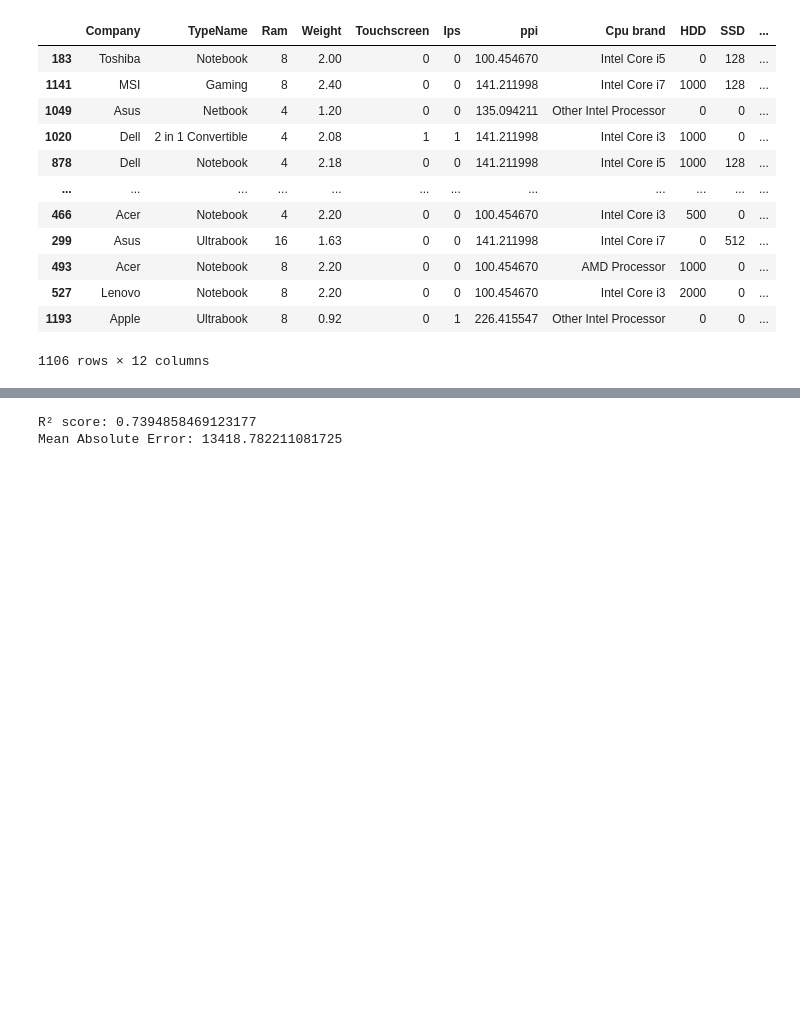
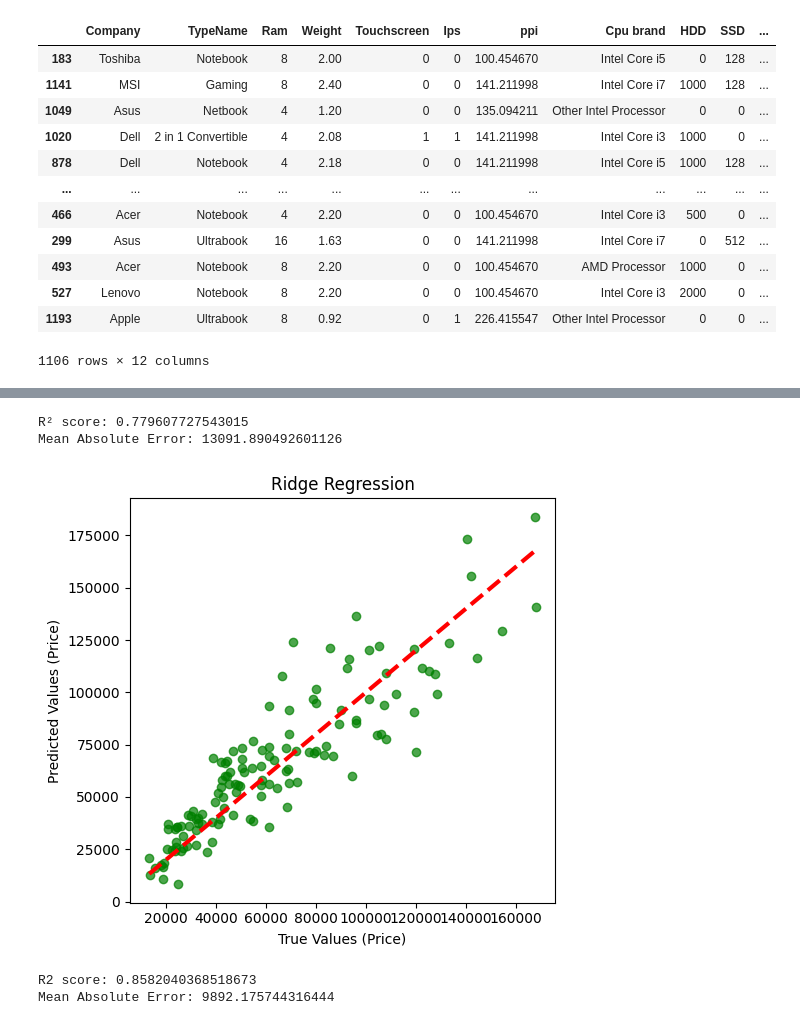
Before and after one commit to Dev-aryan-sahu/Lap-Price-Spy, a Jupyter notebook: Lap-Price-Spy.ipynb, the cells around one changed output, grey strips where cells are left out. Saved outputs shown, nothing was run; the diff lists cells and outputs as text; code cells hidden in the pictures; blank space fills up the shorter version.

```diff
--- a/Lap-Price-Spy.ipynb
+++ b/Lap-Price-Spy.ipynb
@@ -825,7 +839,7 @@ X = df.drop(columns=['Price'])  # Replace 'Price' with your target variable
 y = df['Price']  # Your target variable
 
 # Split data into training and testing sets
-X_train, X_test, y_train, y_test = train_test_split(X, y, test_size=0.2, random_state=42)
+X_train, X_test, y_train, y_test = train_test_split(X, y, test_size=0.1, random_state=50)
 
 # Create ColumnTransformer for preprocessing
 step1 = ColumnTransformer(
@@ -836,7 +850,7 @@ step1 = ColumnTransformer(
 )
 
 # Create Ridge regression model
-step2 = Ridge(alpha=10)
+step2 = Ridge(alpha=5)
 
 # Create the pipeline
 pipe = Pipeline([
@@ -854,5 +868,55 @@ y_pred = pipe.predict(X_test)
 print('R² score:', r2_score(y_test, y_pred))
 print('Mean Absolute Error:', mean_absolute_error(y_test, y_pred))
 # %% [output]
-R² score: 0.7394858469123177
-Mean Absolute Error: 13418.782211081725
+R² score: 0.779607727543015
+Mean Absolute Error: 13091.890492601126
+# %%
+plt.figure(figsize=(15, 5))
+
+plt.subplot(1, 3, 2)
+plt.scatter(y_test, y_pred, alpha=0.7, color='g')
+plt.plot([y_test.min(), y_test.max()], [y_test.min(), y_test.max()], 'r--', lw=3)
+plt.xlabel('True Values (Price)')
+plt.ylabel('Predicted Values (Price)')
+plt.title('Ridge Regression')
+plt.tight_layout()
+plt.show()
+# %% [output]
+[figure, added]
+# %%
+X = df.drop(columns=['Price'])  # Replace 'Price' with your target variable
+y = df['Price']  # Your target variable
+
+# Split data into training and testing sets
+X_train, X_test, y_train, y_test = train_test_split(X, y, test_size=0.1, random_state=50)
+
+# Create ColumnTransformer for preprocessing
+step1 = ColumnTransformer(transformers=[
+    ('col_tnf', OneHotEncoder(sparse_output=False, drop='first'), [0, 1, 7, 10, 11])
+], remainder='passthrough')
+
+# Define the RandomForest model
+step2 = RandomForestRegressor(n_estimators=100,
+                              random_state=3,
+                              max_samples=0.5,
+                              max_features=0.75,
+                              max_depth=15)
+
+# Create the pipeline
+pipe = Pipeline([
+    ('step1', step1),
+    ('step2', step2)
+])
+
+# Fit the pipeline on the training data
+pipe.fit(X_train, y_train)
+
+# Make predictions on the test set
+y_pred = pipe.predict(X_test)
+
+# Evaluate the model
+print('R2 score:', r2_score(y_test, y_pred))
+print('Mean Absolute Error:', mean_absolute_error(y_test, y_pred))
+# %% [output]
+R2 score: 0.8582040368518673
+Mean Absolute Error: 9892.175744316444
```
Also changed, not shown: parts of 9 cells of this notebook.
